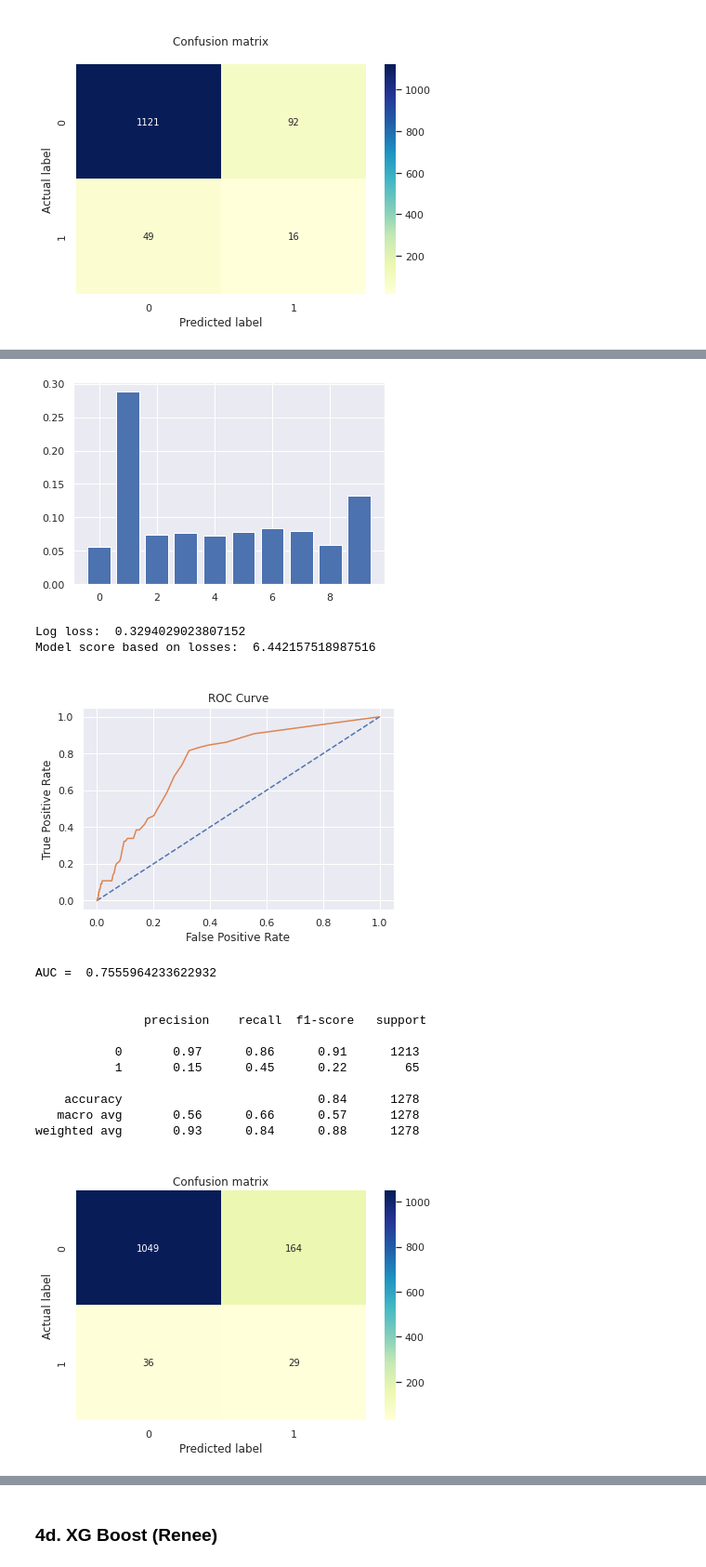
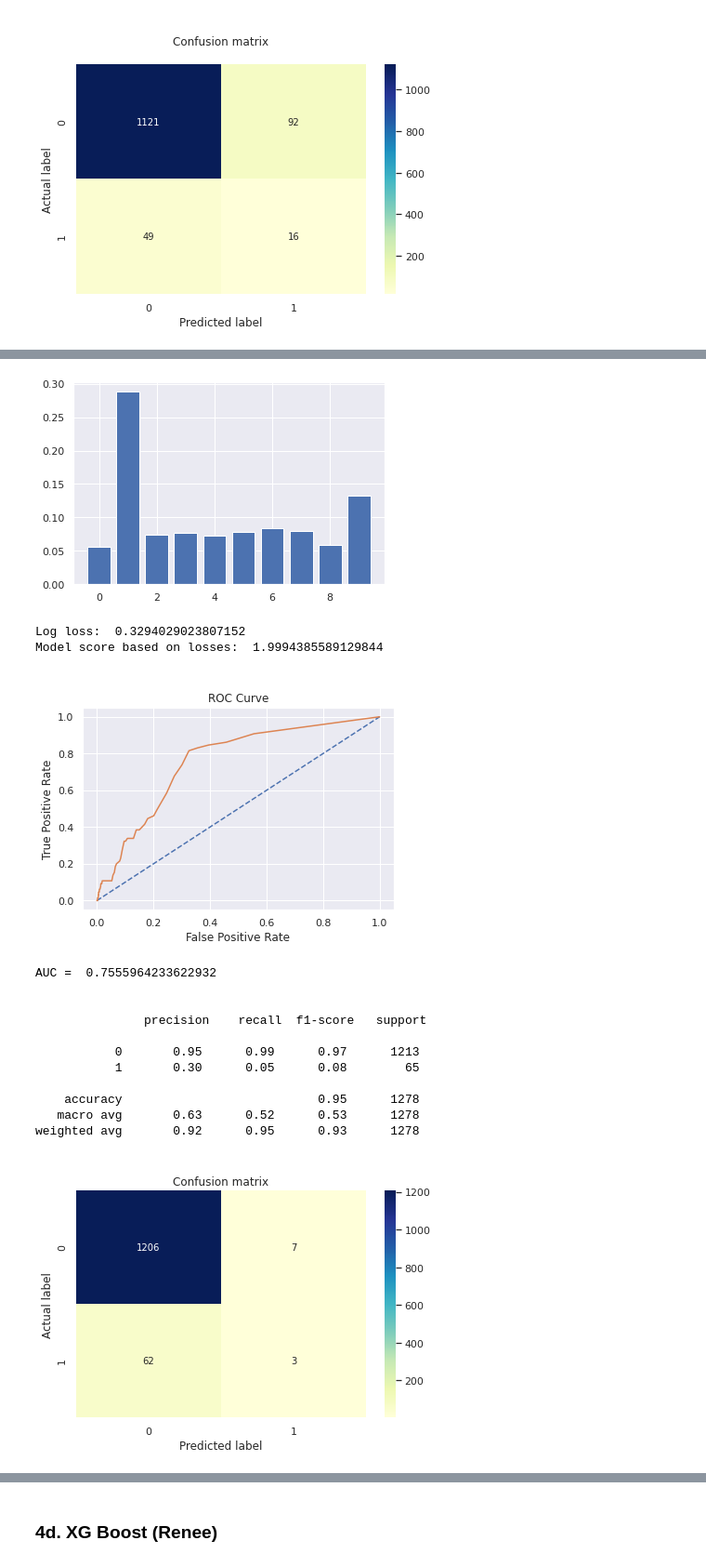
Before and after one commit to O-Olya/Project2, a Jupyter notebook: D201_Project_2_final.ipynb, the cells around one changed output, grey strips where cells are left out. Shown at 93% size. Saved outputs shown, nothing was run; the diff lists cells and outputs as text; code cells hidden in the pictures.

```diff
--- a/D201_Project_2_final.ipynb
+++ b/D201_Project_2_final.ipynb
@@ -860,8 +861,8 @@ weighted avg       0.93      0.84      0.88      1278
 
 rf_cl = RandomForestClassifier(n_estimators=100, random_state=11)
 model = rf_cl.fit(X_train_SMOTE, y_train_SMOTE)
-rf_pred= model.predict(X_test)
-accuracy = float(np.sum(rf_pred==y_test))/y_test.shape[0]
+y_pred= model.predict(X_test)
+accuracy = float(np.sum(y_pred==y_test))/y_test.shape[0]
 print("Accuracy: %.4f" % (accuracy))
 
 # model importance
@@ -895,40 +896,40 @@ print('\n',classification_report(y_test, y_pred, target_names=['0','1']))
 # Confusion matrix
 conf_mat = confusion_matrix(y_test, y_pred)
 sns.heatmap(pd.DataFrame(conf_mat), annot=True, cmap="YlGnBu" ,fmt='g')
 ax.xaxis.set_label_position("top")
 plt.tight_layout()
 plt.title('\nConfusion matrix', y=1.1)
 plt.ylabel('Actual label')
 plt.xlabel('Predicted label')
 plt.show()
 # %% [output]
 Accuracy: 0.9460
 Feature:  gender              Score:  0.05551
 Feature:  age                 Score:  0.28808
 Feature:  hypertension        Score:  0.07371
 Feature:  heart_disease       Score:  0.07630
 Feature:  ever_married        Score:  0.07264
 Feature:  work_type           Score:  0.07844
 Feature:  Residence_type      Score:  0.08364
 Feature:  avg_glucose_level   Score:  0.07977
 Feature:  bmi                 Score:  0.05891
 Feature:  smoking_status      Score:  0.13300
 [figure]
 Log loss:  0.3294029023807152
-Model score based on losses:  6.442157518987516
+Model score based on losses:  1.9994385589129844
 [figure]
 AUC =  0.7555964233622932
 
 
                precision    recall  f1-score   support
 
-           0       0.97      0.86      0.91      1213
-           1       0.15      0.45      0.22        65
+           0       0.95      0.99      0.97      1213
+           1       0.30      0.05      0.08        65
 
-    accuracy                           0.84      1278
-   macro avg       0.56      0.66      0.57      1278
-weighted avg       0.93      0.84      0.88      1278
+    accuracy                           0.95      1278
+   macro avg       0.63      0.52      0.53      1278
+weighted avg       0.92      0.95      0.93      1278
-[figure, old version]
+[figure, new version]
 # %%
 # Try a Feature Selection algorithm based on model fitness, from sklearn
 # using Random Forest classifier
```
Also changed, not shown: parts of 10 cells of this notebook.
